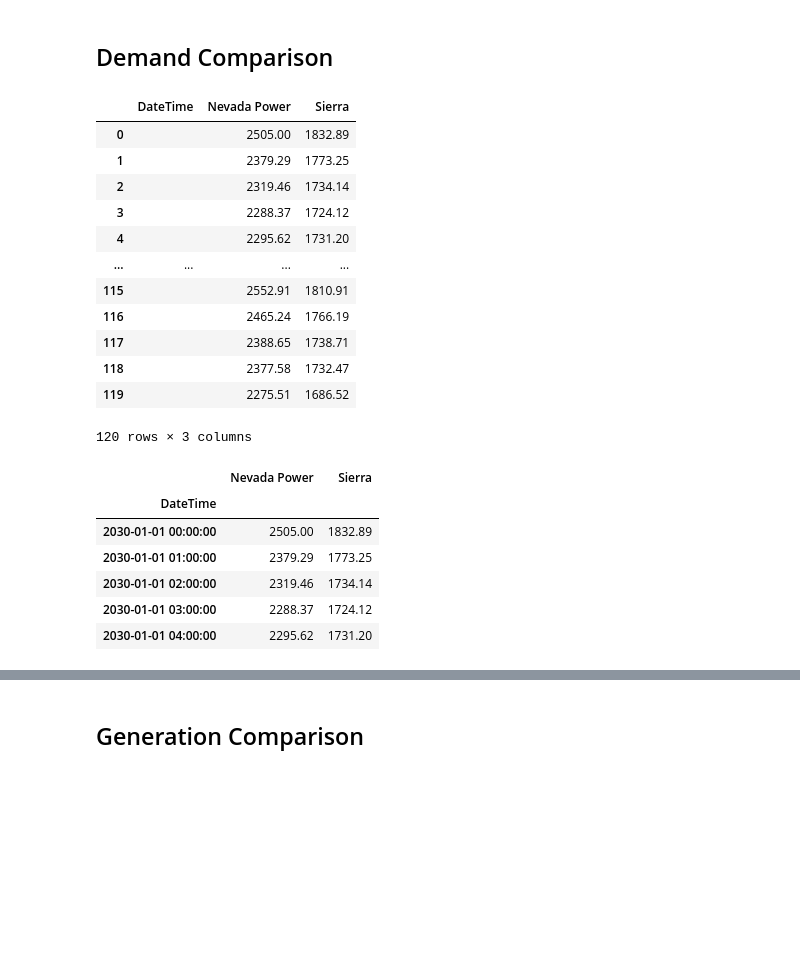
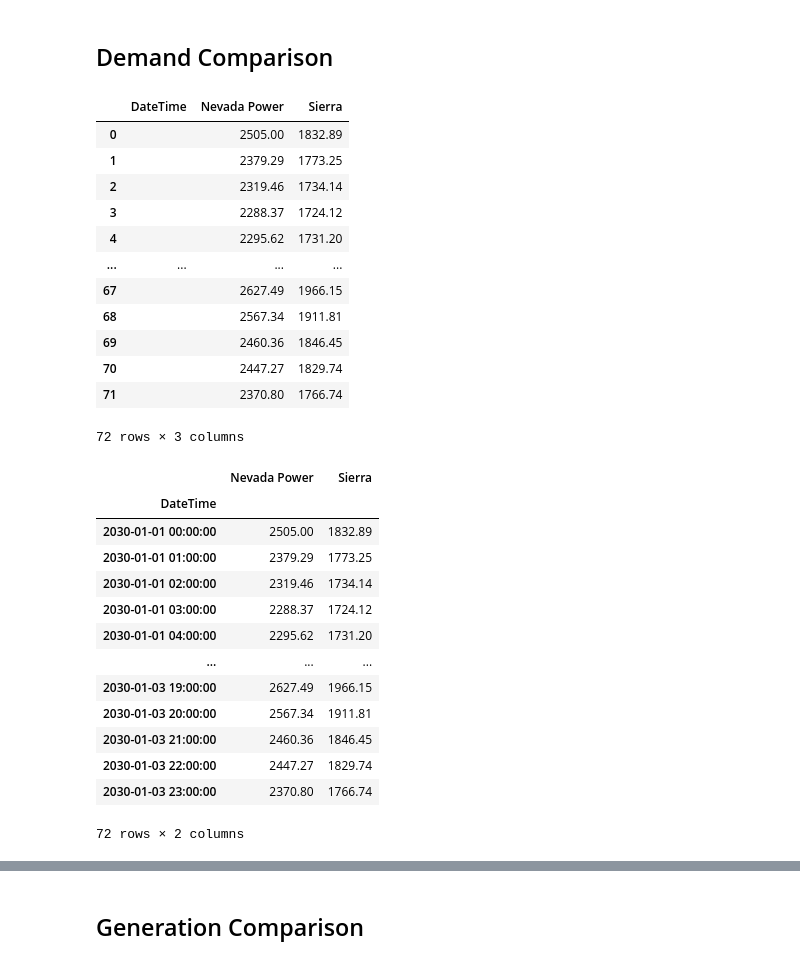
Before and after one commit to ktehranchi/FPA_NVE_Sienna, a Jupyter notebook: Projects/NVE/sienna_runs/validation.ipynb, the cells around one changed output, grey strips where cells are left out. Saved outputs shown, nothing was run; the diff lists cells and outputs as text; code cells hidden in the pictures; blank space fills up the shorter version.

```diff
--- a/Projects/NVE/sienna_runs/validation.ipynb
+++ b/Projects/NVE/sienna_runs/validation.ipynb
@@ -46,7 +37,7 @@ fuel_name_mapper = { # Maps fuel names/ PM names to the fuel names used in Sienn
     'HYDROGEN': 'Other',
 }
 # %%
-sienna_results_folder = Path('run_output/output_stable_esig')
+sienna_results_folder = Path('run_output/output_test')
 plexos_results_path = Path('PLEXOS ST Results NVE 7_19_24  No AS 2030-2.xlsx')
 # %% [markdown]
 ## Demand Comparison
@@ -62,30 +53,37 @@ df_sienna_demand
 | 3 |  | 2288.37 | 1724.12 |
 | 4 |  | 2295.62 | 1731.20 |
 | ... | ... | ... | ... |
-| 115 |  | 2552.91 | 1810.91 |
-| 116 |  | 2465.24 | 1766.19 |
-| 117 |  | 2388.65 | 1738.71 |
-| 118 |  | 2377.58 | 1732.47 |
-| 119 |  | 2275.51 | 1686.52 |
+| 67 |  | 2627.49 | 1966.15 |
+| 68 |  | 2567.34 | 1911.81 |
+| 69 |  | 2460.36 | 1846.45 |
+| 70 |  | 2447.27 | 1829.74 |
+| 71 |  | 2370.80 | 1766.74 |
-120 rows × 3 columns
+72 rows × 3 columns
 # %%
 # Read Plexos Results
 df_plexos_load = pd.read_excel(plexos_results_path, sheet_name='Native Load')
 df_plexos_load.drop(columns=[	"Parent Name", "Collection", "Property", "Band", "Units"], inplace=True)
 df_plexos_load.rename(columns={"Datetime": "DateTime"}, inplace=True)
 # Remove any zero load columns
 df_plexos_load = df_plexos_load.iloc[:len(df_sienna_demand)]
 df_plexos_load.set_index('DateTime', inplace=True)
 df_plexos_load = df_plexos_load.loc[:, (df_plexos_load.sum(axis=0) != 0)]
-df_plexos_load.head(5)
+df_plexos_load
 # %% [output]
 |  | Nevada Power | Sierra |
 | DateTime |  |  |
 | 2030-01-01 00:00:00 | 2505.00 | 1832.89 |
 | 2030-01-01 01:00:00 | 2379.29 | 1773.25 |
 | 2030-01-01 02:00:00 | 2319.46 | 1734.14 |
 | 2030-01-01 03:00:00 | 2288.37 | 1724.12 |
 | 2030-01-01 04:00:00 | 2295.62 | 1731.20 |
+| ... | ... | ... |
+| 2030-01-03 19:00:00 | 2627.49 | 1966.15 |
+| 2030-01-03 20:00:00 | 2567.34 | 1911.81 |
+| 2030-01-03 21:00:00 | 2460.36 | 1846.45 |
+| 2030-01-03 22:00:00 | 2447.27 | 1829.74 |
+| 2030-01-03 23:00:00 | 2370.80 | 1766.74 |
+72 rows × 2 columns
 # %%
 df_plexos_load = df_plexos_load[['Nevada Power', 'Sierra']].add_suffix('_Plexos')
 df_sienna_demand = df_sienna_demand[['Nevada Power', 'Sierra']].add_suffix('_Sienna')
```
Also changed, not shown: parts of 17 cells of this notebook, 50 other files.
